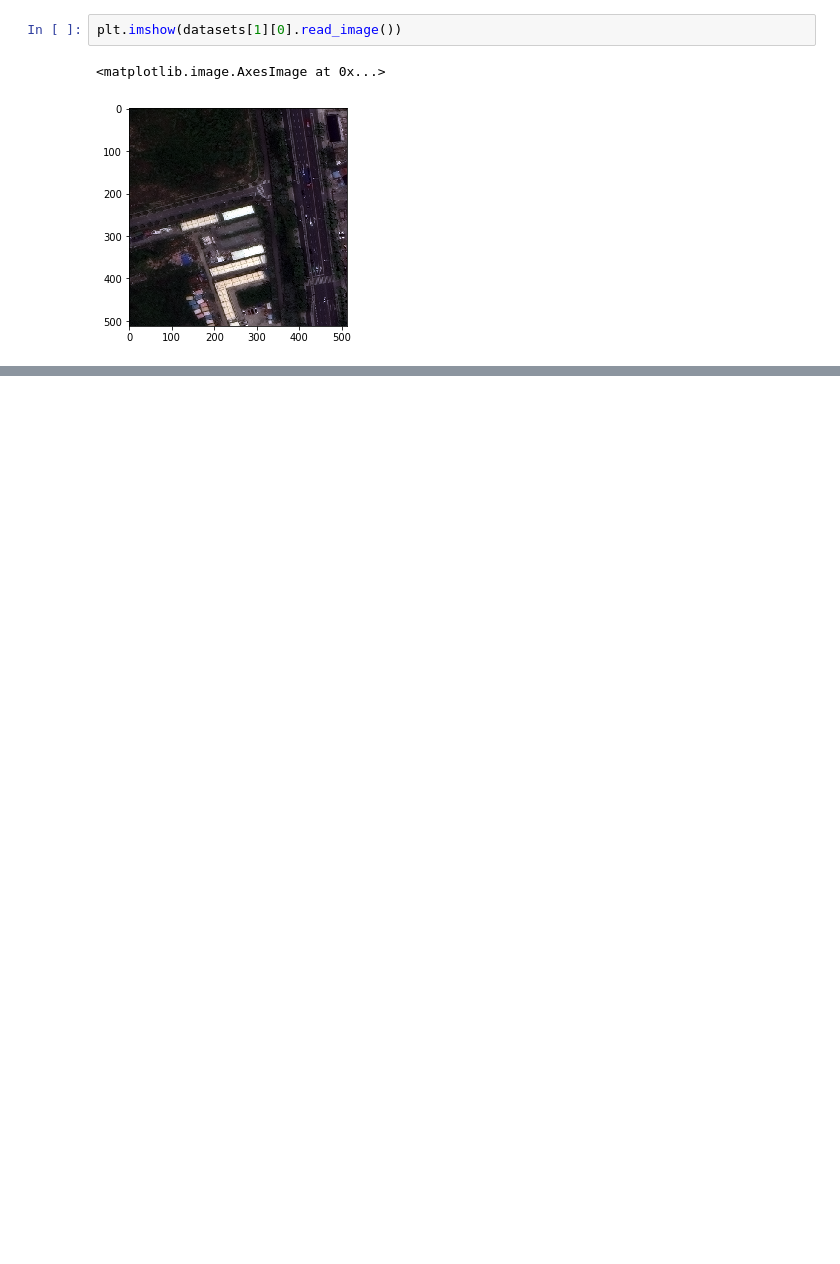
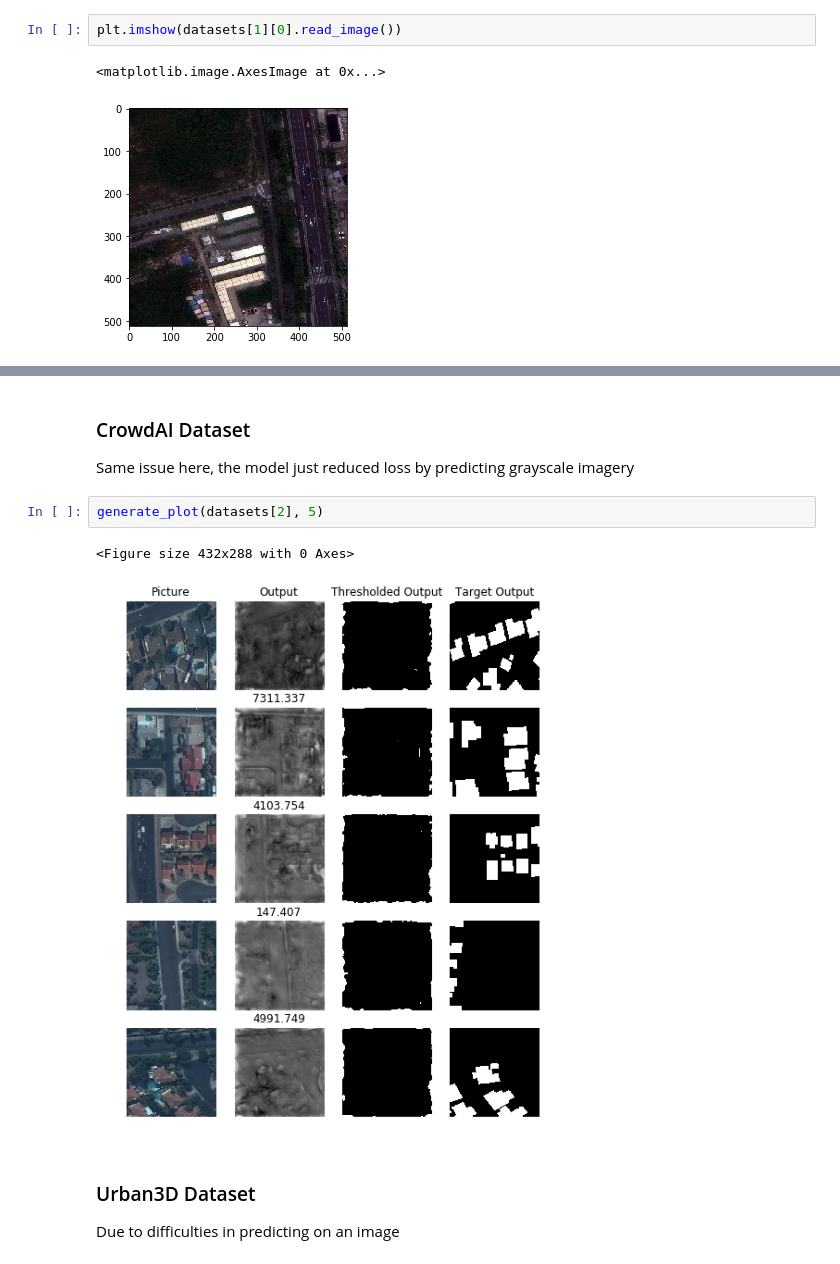
Before and after one commit to ngundotra/urban3dchallenge, a Jupyter notebook: albu/src/MixedModel-Vis.ipynb, the cells around one changed output, grey strips where cells are left out. Cells and saved outputs as stored; diff of their text form; blank space fills up the shorter version.

```diff
--- a/albu/src/MixedModel-Vis.ipynb
+++ b/albu/src/MixedModel-Vis.ipynb
@@ -79,0 +115,13 @@ RuntimeError: invalid argument 0: Sizes of tensors must match except in dimensio
+# %% [markdown]
+### CrowdAI Dataset
+
+Same issue here, the model just reduced loss by predicting grayscale imagery
+# %%
+generate_plot(datasets[2], 5)
+# %% [output]
+<Figure size 432x288 with 0 Axes>
+[figure, added]
+# %% [markdown]
+### Urban3D Dataset
+
+Due to difficulties in predicting on an image
```
Also changed, not shown: parts of 20 cells of this notebook.
